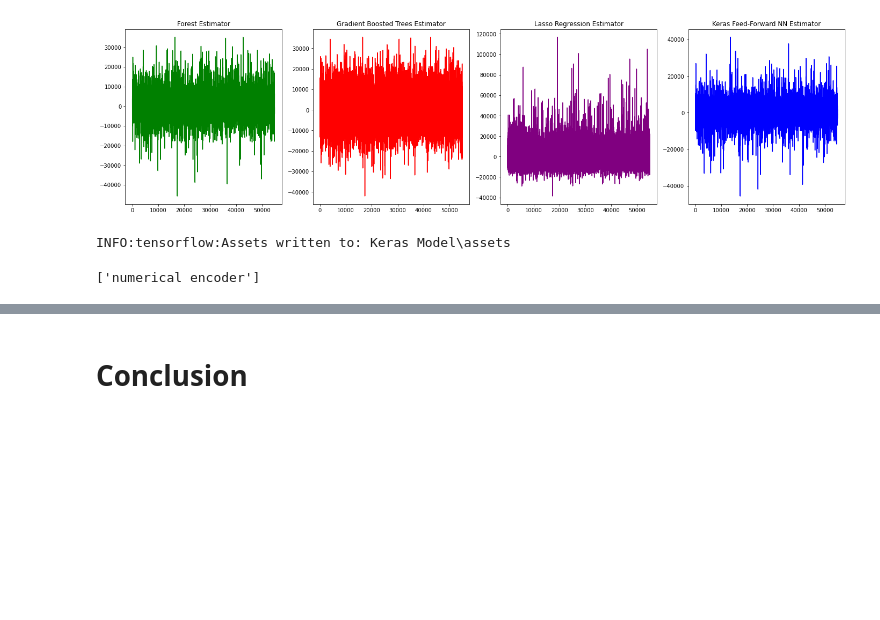
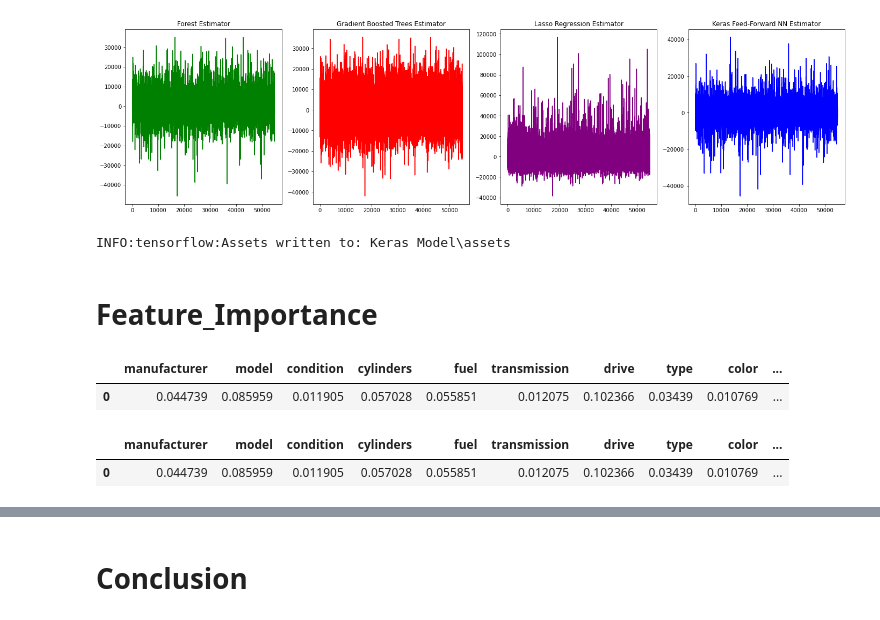
Before and after one commit to alexkingsing/used_cars, a Jupyter notebook: Used_cars_Dev.ipynb, the cells around one changed output, grey strips where cells are left out. Cells and saved outputs as stored; diff of their text form; code cells hidden in the pictures; blank space fills up the shorter version.

Commit message:
final notebook commit and saving encoders

```diff
--- a/Used_cars_Dev.ipynb
+++ b/Used_cars_Dev.ipynb
@@ -1255,7 +1268,43 @@ save_model(model = model, filepath = "Keras Model")
 INFO:tensorflow:Assets written to: Keras Model\assets
 # %%
 # saving categorical and numerical encoders
-dump(cat_encoder, "categorical encoder")
-dump(num_encoder, "numerical encoder")
+cat_encoder_file = "categorical_encoder.pkl"
+num_encoder_file = "numerical_encoder.pkl"
+
+with open(cat_encoder_file, "wb") as file:
+    dump(cat_encoder, file)
+
+with open(num_encoder_file, "wb") as file:
+    dump(num_encoder, "file")
-# %% [output]
-['numerical encoder']
+# %% [markdown]
+# Feature_Importance
+# %%
+features_imp = pd.DataFrame(data = forest.feature_importances_[:-2].reshape(1,-1), columns = cat_encoder.get_feature_names())
+# %%
+# For every column we will consider the feature importance to be the sum of the feature importance of all its members
+manuf_imp = features_imp.iloc[:,:36].T.sum()
+model_imp = features_imp.iloc[:,36:1692].T.sum()
+condition_imp = features_imp.iloc[:,1692:1699].T.sum()
+cylinders_imp = features_imp.iloc[:,1699:1708].T.sum()
+fuel_imp = features_imp.iloc[:,1708:1714].T.sum()
+transmission_imp = features_imp.iloc[:,1714:1718].T.sum()
+drive_imp = features_imp.iloc[:,1718:1722].T.sum()
+type_imp = features_imp.iloc[:,1722:1736].T.sum()
+color_imp = features_imp.iloc[:,1736:1749].T.sum()
+state_imp = features_imp.iloc[:,1749:1800].T.sum()
+
+values = {"manufacturer": manuf_imp, "model":model_imp, "condition": condition_imp, "cylinders":cylinders_imp,
+         "fuel": fuel_imp, "transmission":transmission_imp, "drive":drive_imp, "type":type_imp, "color":color_imp, "state":state_imp}
+# %%
+# creating the final visualization dataframe
+feature_importance = pd.DataFrame(values)
+numerical_importance = pd.DataFrame(forest.feature_importances_[-2:].reshape(1,-1),columns = ["odometer", "age"])
+# %% [output]
+|  | manufacturer | model | condition | cylinders | fuel | transmission | drive | type | color | ... |
+| 0 | 0.044739 | 0.085959 | 0.011905 | 0.057028 | 0.055851 | 0.012075 | 0.102366 | 0.03439 | 0.010769 | ... |
+# %%
+feature_importances = pd.concat([feature_importance, numerical_importance], axis=1)
+feature_importances
+# %% [output]
+|  | manufacturer | model | condition | cylinders | fuel | transmission | drive | type | color | ... |
+| 0 | 0.044739 | 0.085959 | 0.011905 | 0.057028 | 0.055851 | 0.012075 | 0.102366 | 0.03439 | 0.010769 | ... |
```
Also changed, not shown: parts of 12 cells of this notebook, 3 other files.
